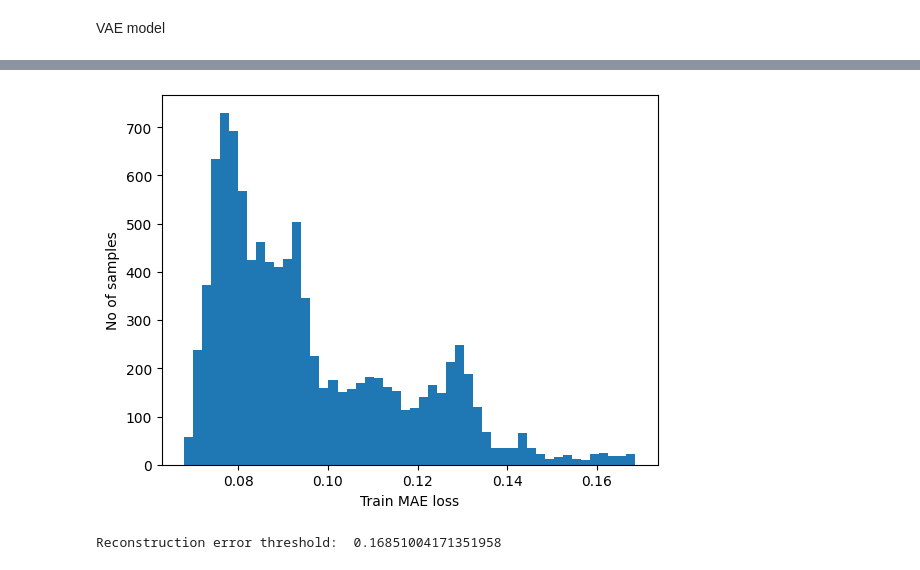
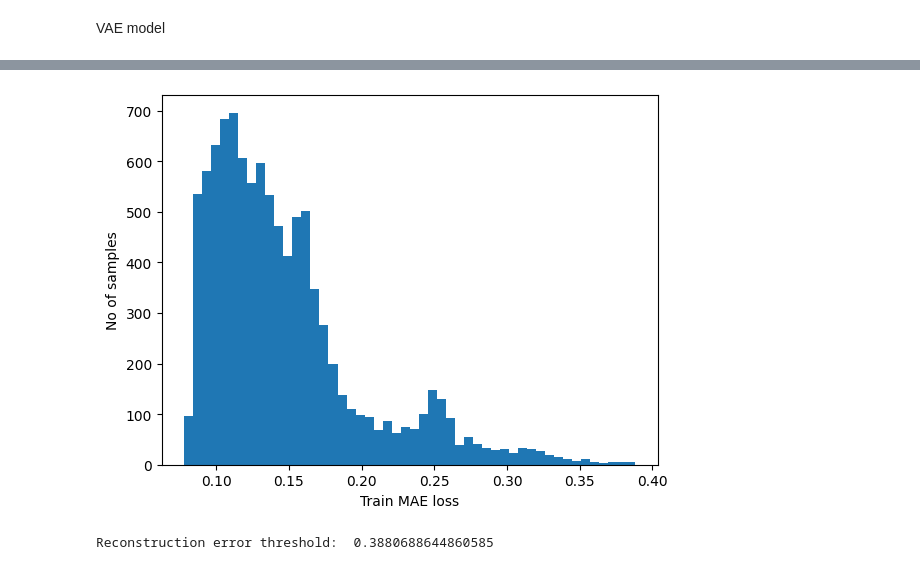
Before and after one commit to anjalianand10/VariationalAutoencodersForAnomalyDetection, a Jupyter notebook: window.ipynb, the cells around one changed output, grey strips where cells are left out. Cells and saved outputs as stored; diff of their text form; code cells hidden in the pictures.

```diff
--- a/window.ipynb
+++ b/window.ipynb
@@ -164,5 +243,5 @@ Model: "sequential_5"
 # %%
-history = model.fit(
+history = vae.fit(
     train,
     train,
     epochs=50,
@@ -197,6 +276,6 @@ plt.show()
 # %%
 # Get train MAE loss.
-train_pred = model.predict(train)
+train_pred = vae.predict(train)
 train_mae_loss = np.mean(np.abs(train_pred - train), axis=1)
 
 plt.hist(train_mae_loss, bins=50)
@@ -212,5 +291,5 @@ print("Reconstruction error threshold: ", threshold)
-[figure, old version]
+[figure, new version]
-Reconstruction error threshold:  0.16851004171351958
+Reconstruction error threshold:  0.3880688644860585
 # %%
 # Checking how the first sequence is learnt
 plt.plot(train[0])
```
Also changed, not shown: parts of 14 cells of this notebook, 2 other files.
